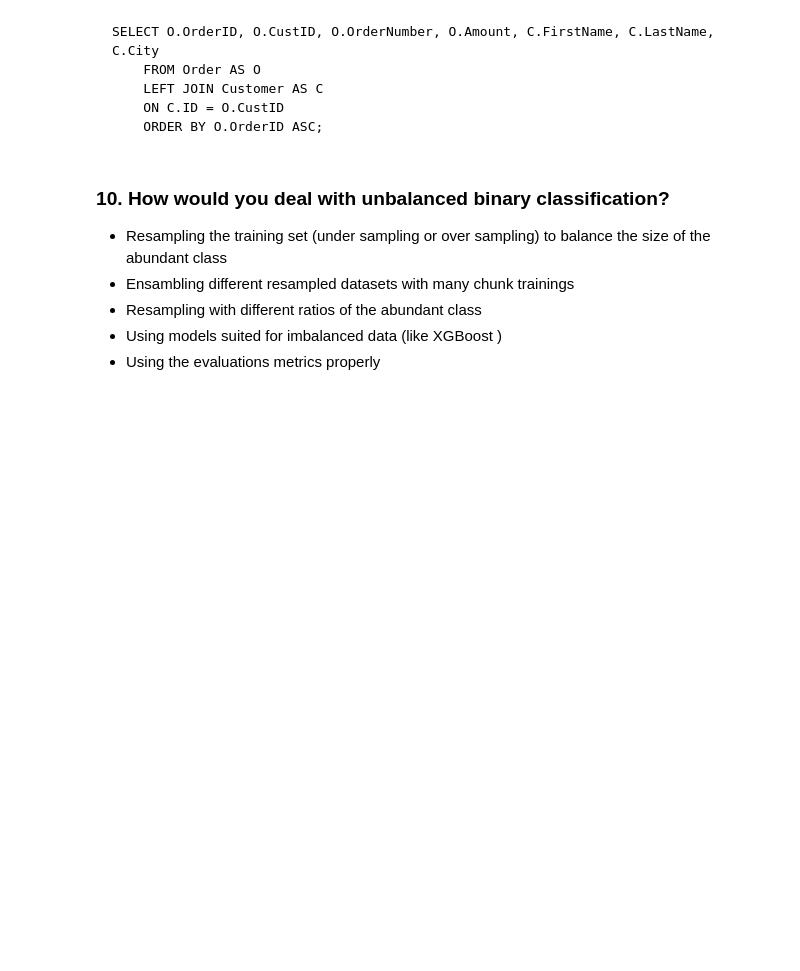
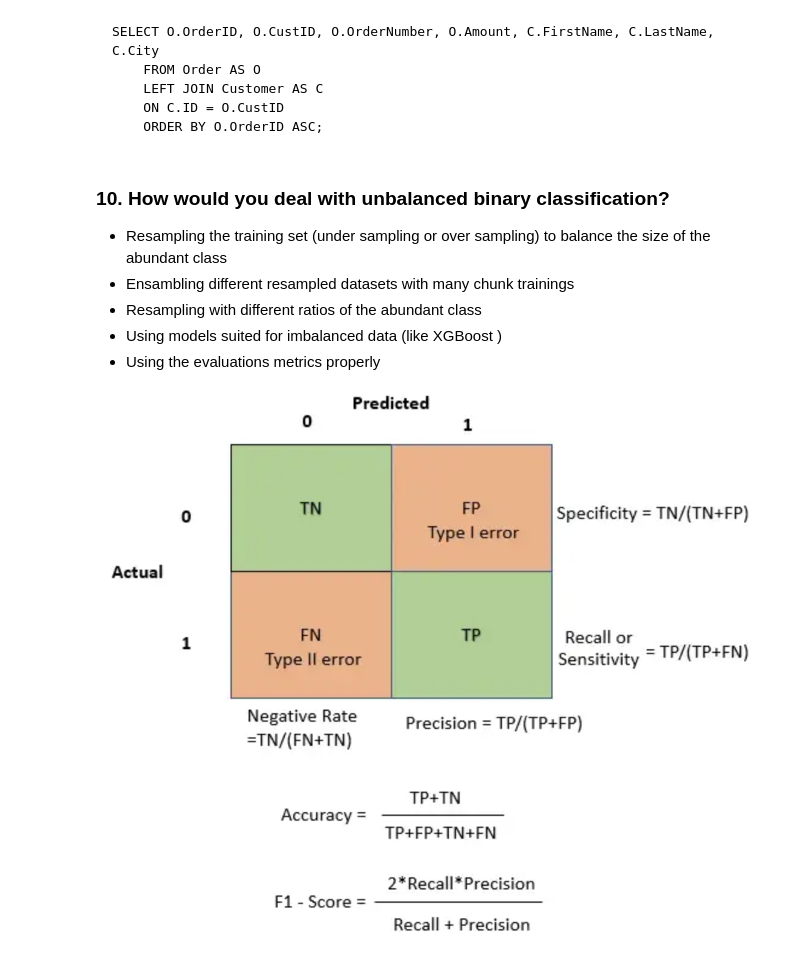
Before and after one commit to beyzaozen/Ferrero_BusinessCase, a Jupyter notebook: CaseStudy.ipynb, the cells around one changed output. Cells and saved outputs as stored; diff of their text form; code cells hidden in the pictures; blank space fills up the shorter version.

```diff
--- a/CaseStudy.ipynb
+++ b/CaseStudy.ipynb
@@ -409,3 +441,7 @@ Customer table has fields : ID, FirstName,LastName,City
 - Resampling with different ratios of the abundant class
 - Using models suited for imbalanced data (like XGBoost )
 - Using the evaluations metrics properly
+# %%
+display.Image("https://raw.githubusercontent.com/beyzaozen/Ferrero_BusinessCase/main/evl_metrics.png")
+# %% [output]
+[figure, added]
```
Also changed, not shown: parts of 11 cells of this notebook.
